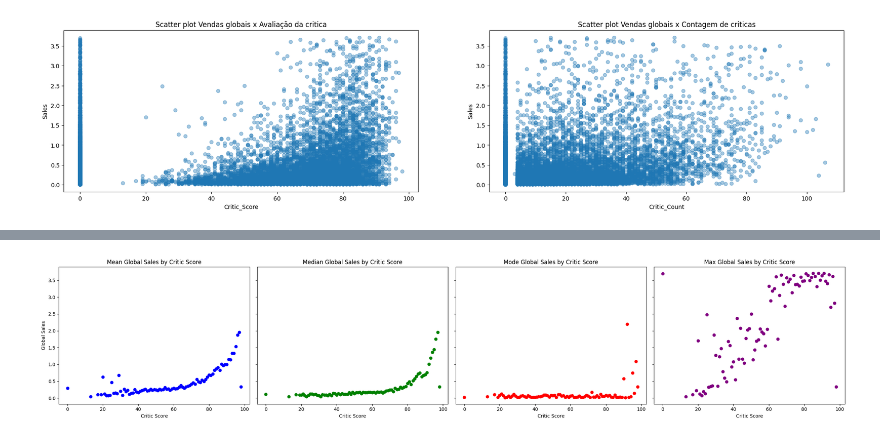
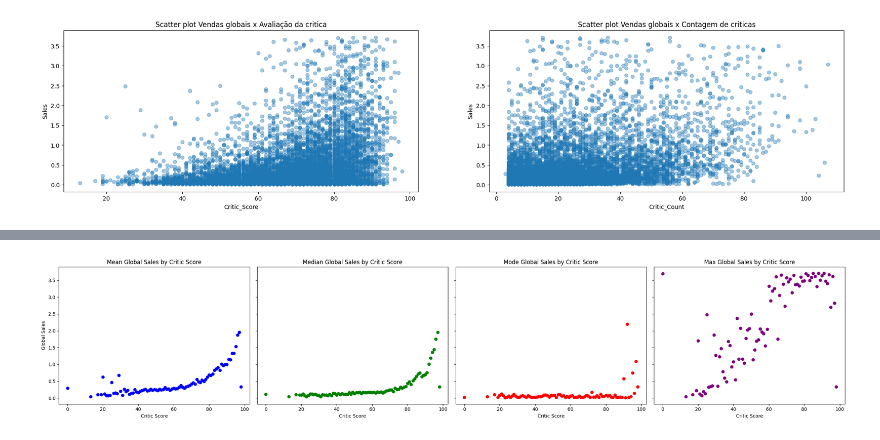
Before and after one commit to wolke412/topicos-4, a Jupyter notebook: observations.ipynb, the cells around one changed output, grey strips where cells are left out. Drawn from its saved outputs; the diff is of its cells as text; code cells hidden in the pictures.

```diff
--- a/observations.ipynb
+++ b/observations.ipynb
@@ -12,7 +12,7 @@ df = pd.read_csv('dataset/video_games_2016.csv')
 # df.dropna(inplace=True)
 
 # Remove outliers
-Q1 = df['Global_Sales'].quantile(0.02)
+Q1 = df['Global_Sales'].quantile(0.00)
 Q3 = df['Global_Sales'].quantile(0.98)
 
 df = df[(df['Global_Sales'] >= Q1 ) & (df['Global_Sales'] <= Q3 )]
@@ -29,36 +29,33 @@ df['Greatest'] = df[['NA_Sales', 'EU_Sales', 'JP_Sales', 'Other_Sales']].idxmax(
 # %%
 fig, axes = plt.subplots(1, 2, figsize=(24, 5))
 
 df_fi = df[df["Global_Sales"] > 0]
 # df_fi = df_fi[df_fi["Global_Sales"] < 0.5]
-# df_fi = df_fi[df_fi["Critic_Score"] > 0]
+df_fi = df_fi[df_fi["Critic_Score"] > 0]
 
+# Nota por venda
 axes[0].scatter(
   df_fi['Critic_Score'],
   df_fi['Global_Sales'],
-
-  # cmap='viridis',
   alpha=.4
 )
 
 axes[0].set_xlabel('Critic_Score')
 axes[0].set_ylabel('Sales')
 
 axes[0].set_title('Scatter plot Vendas globais x Avaliação da critica')
 
-# contagem de criticas
+# Contagem de notas por vendas
 axes[1].scatter(
-
   df_fi['Critic_Count'],
   df_fi['Global_Sales'],
-
   alpha=.4
 )
 
 axes[1].set_xlabel('Critic_Count')
 axes[1].set_ylabel('Sales')
 
 axes[1].set_title('Scatter plot Vendas globais x Contagem de criticas')
 plt.show()
 # %% [output]
-[figure, old version]
+[figure, new version]
```
Also changed, not shown: parts of 1 cell of this notebook.
